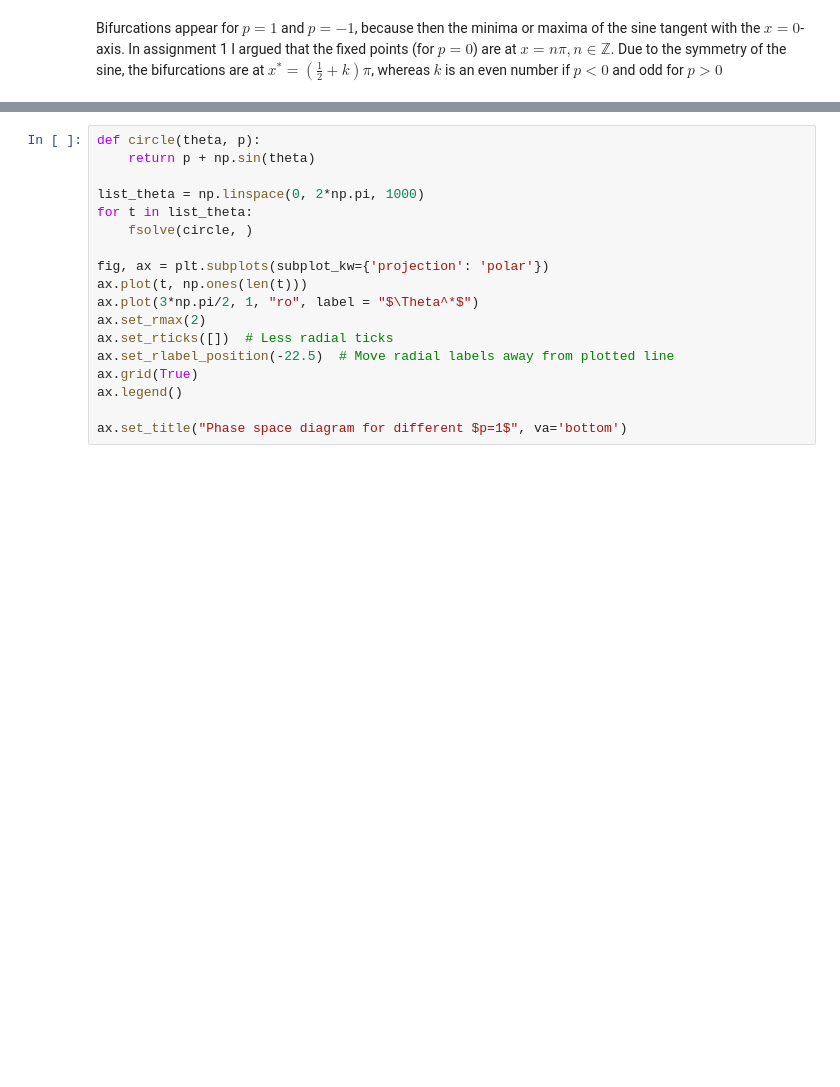
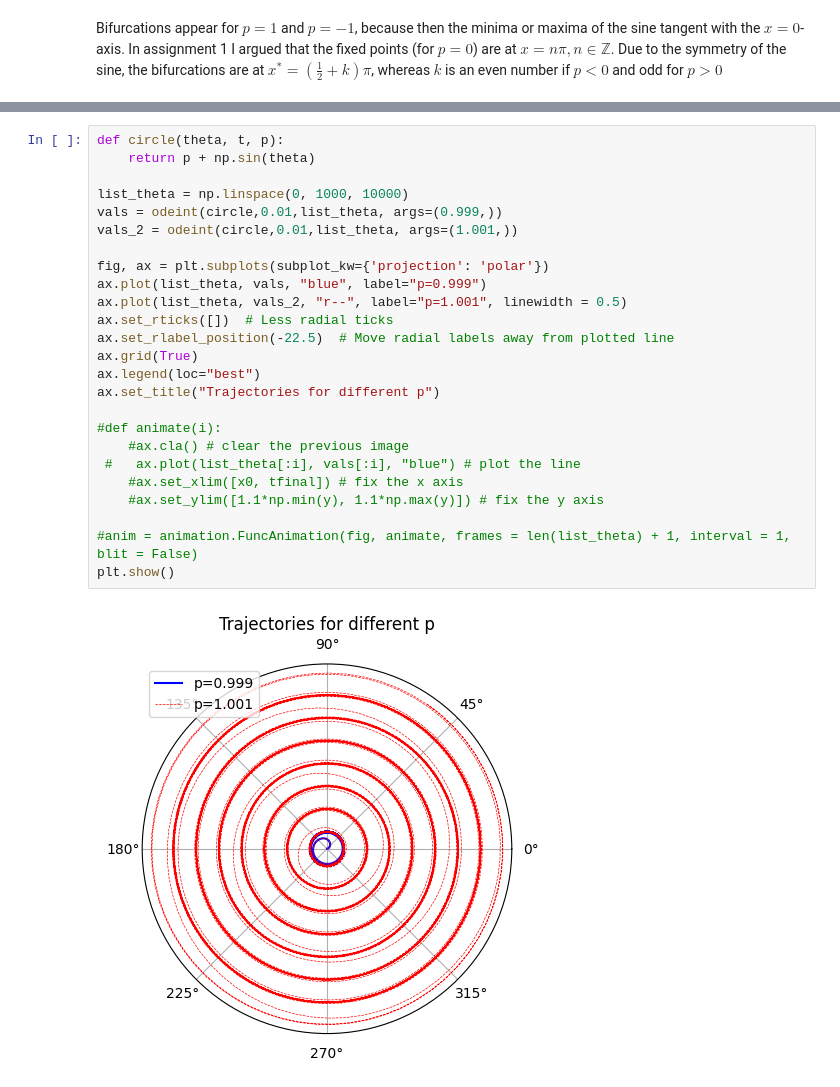
Before and after one commit to corinnawegner/Physics_of_complex_systems, a Jupyter notebook: Assignment 3/Assignment_3_Corinna_Wegner.ipynb, the cells around one changed output, grey strips where cells are left out. Drawn from its saved outputs; the diff is of its cells as text; blank space fills up the shorter version.

```diff
--- a/Assignment 3/Assignment_3_Corinna_Wegner.ipynb
+++ b/Assignment 3/Assignment_3_Corinna_Wegner.ipynb
@@ -276,18 +282,27 @@ Text(0.5, 1.0, 'Phase space diagram for different $p=-1$')
 # %%
-def circle(theta, p):
+def circle(theta, t, p):
     return p + np.sin(theta)
 
-list_theta = np.linspace(0, 2*np.pi, 1000)
-for t in list_theta:
-    fsolve(circle, )
+list_theta = np.linspace(0, 1000, 10000)
+vals = odeint(circle,0.01,list_theta, args=(0.999,))
+vals_2 = odeint(circle,0.01,list_theta, args=(1.001,))
 
 fig, ax = plt.subplots(subplot_kw={'projection': 'polar'})
-ax.plot(t, np.ones(len(t)))
-ax.plot(3*np.pi/2, 1, "ro", label = "$\Theta^*$")
-ax.set_rmax(2)
+ax.plot(list_theta, vals, "blue", label="p=0.999")
+ax.plot(list_theta, vals_2, "r--", label="p=1.001", linewidth = 0.5)
 ax.set_rticks([])  # Less radial ticks
 ax.set_rlabel_position(-22.5)  # Move radial labels away from plotted line
 ax.grid(True)
-ax.legend()
+ax.legend(loc="best")
+ax.set_title("Trajectories for different p")
 
-ax.set_title("Phase space diagram for different $p=1$", va='bottom')
+#def animate(i):
+    #ax.cla() # clear the previous image
+ #   ax.plot(list_theta[:i], vals[:i], "blue") # plot the line
+    #ax.set_xlim([x0, tfinal]) # fix the x axis
+    #ax.set_ylim([1.1*np.min(y), 1.1*np.max(y)]) # fix the y axis
+
+#anim = animation.FuncAnimation(fig, animate, frames = len(list_theta) + 1, interval = 1, blit = False)
+plt.show()
+# %% [output]
+[figure, added]
```
Also changed, not shown: parts of 7 cells of this notebook.
